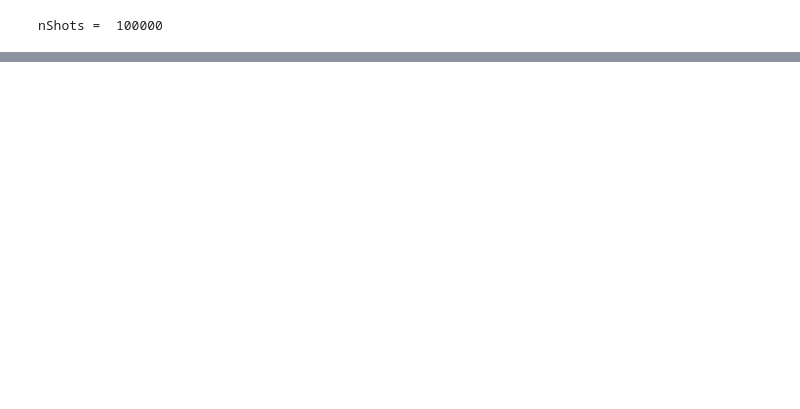
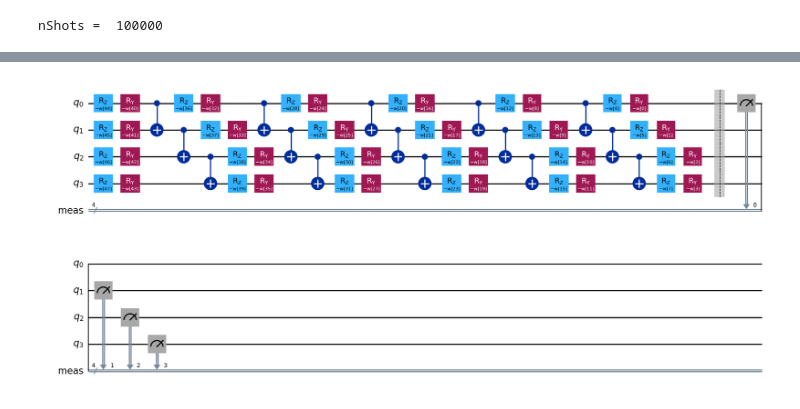
Before and after one commit to Zhelun-Li/QCBM, a Jupyter notebook: GS_Compiling.ipynb, the cells around one changed output, grey strips where cells are left out. Cells and saved outputs as stored; diff of their text form; code cells hidden in the pictures; blank space fills up the shorter version.

```diff
--- a/GS_Compiling.ipynb
+++ b/GS_Compiling.ipynb
@@ -109,0 +276,4 @@ plt.title('VQE COBYLA')
+# %%
+comp_qc.compiledQC.draw('mpl')
+# %% [output]
+[figure, added]
```
Also changed, not shown: parts of 26 cells of this notebook, 1 other file.
